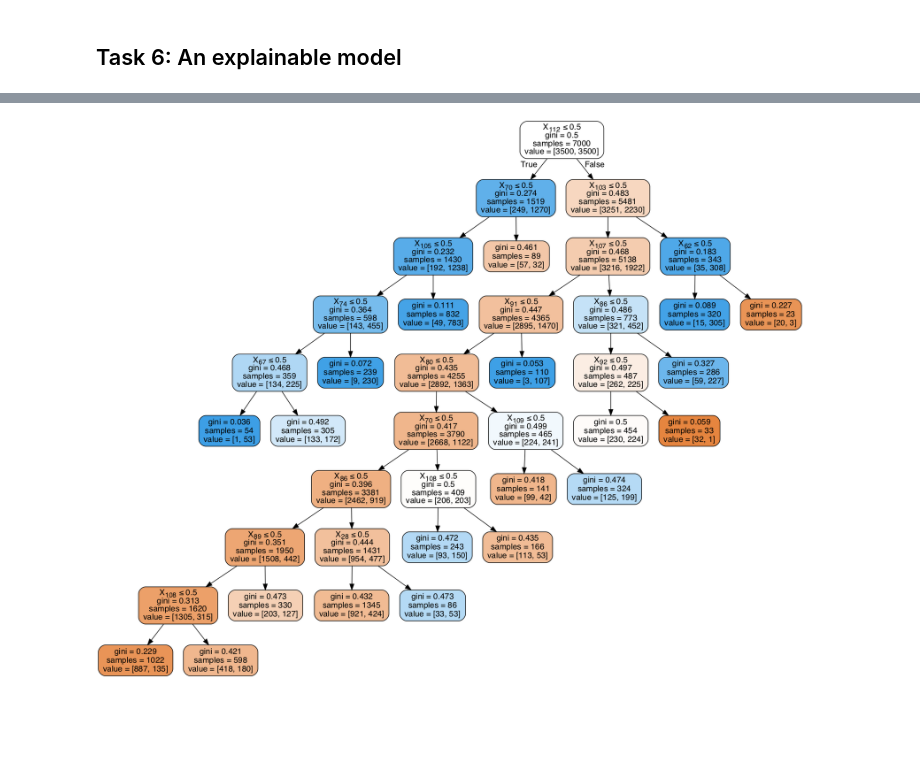
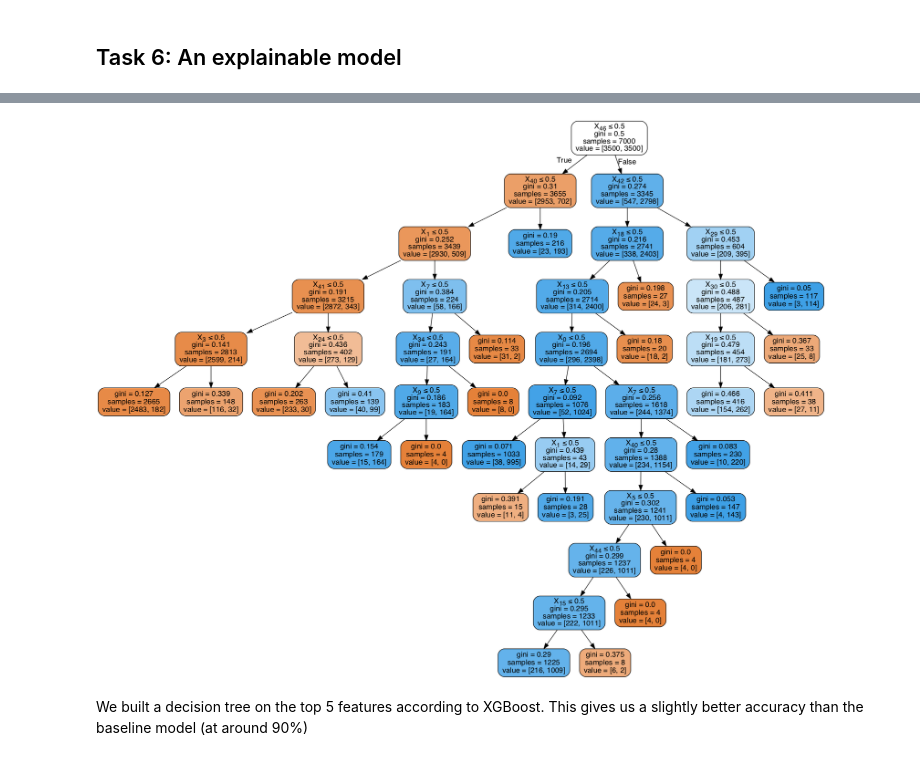
Before and after one commit to aml-spring-19/homework-3-rr3201_at3250, a Jupyter notebook: Homework3.ipynb, the cells around one changed output, grey strips where cells are left out. Cells and saved outputs as stored; diff of their text form; code cells hidden in the pictures; blank space fills up the shorter version.

```diff
--- a/Homework3.ipynb
+++ b/Homework3.ipynb
@@ -510,12 +732,11 @@ preprocessor = ColumnTransformer(
         ('num', numeric_transformer, num_name),
         ('cat', categorical_transformer, categ_name_copy)])
 
-param_grid = {'classifier__n_estimators': range(50, 300, 50),
-             'classifier__max_depth' : range(1,10)}
+param_grid = {'classifier__max_depth' : range(1,10)}
 
 #Create a pipeline which contains our model
 clf = Pipeline(steps=[('preprocessor', preprocessor),
-                      ('classifier', RandomForestClassifier(max_depth=9,n_estimators=200,random_state=0))])
+                      ('classifier', RandomForestClassifier(warm_start=True))])
 
 grid = GridSearchCV(clf, param_grid,cv=10, scoring='roc_auc')
 grid.fit(X_train, y_train)
@@ -524,7 +745,7 @@ print('Score', grid.best_score_)
 print('Best params',grid.best_params_)
 
 
-rfc = RandomForestClassifier(n_estimators=grid.best_params_['classifier__n_estimators'],
+rfc = RandomForestClassifier(n_estimators=200,
                                max_depth=grid.best_params_['classifier__max_depth'],random_state=0)
 final_pipe = Pipeline(steps=[('preprocessor', preprocessor),
                       ('classifier', rfc)])
@@ -705,4 +1049,24 @@ clf = Pipeline(steps=[('preprocessor', preprocessor),
 # %%
+#Build a pipeline to handle the numeric features
+numeric_transformer = Pipeline(steps=[('imputer', SimpleImputer(strategy='median')),
+                        ('scaler', StandardScaler())])
+
+#Build a pipeline to handle the categorical features
+categorical_transformer = Pipeline(steps=[('imputer', SimpleImputer(strategy='constant', fill_value='missing')),
+                                       ('onehot',OneHotEncoder(handle_unknown='ignore'))])
+
+#Build a column transformer to apply transformers above to the given dataset
+preprocessor = ColumnTransformer(
+    transformers=[
+        ('num', numeric_transformer, num_name),
+        ('cat', categorical_transformer, categ_name_copy_drop)])
+
+#Create a pipeline which contains our model
+clf = Pipeline(steps=[('preprocessor', preprocessor),
+                      ('classifier', XGBClassifier())])
+
+clf.fit(features,target)
+
 #Test the modeld with the imbalanced dataset to check its performance
 y_pred = clf.predict(new_new)
 cm = confusion_matrix(imb_target, y_pred)
@@ -747,10 +1136,12 @@ IndexError: index 128 is out of bounds for axis 0 with size 128
 X_train, X_test, y_train, y_test = train_test_split(features, target, stratify=target, test_size=0.3,shuffle=True)
 
 # TO be replaced by the best features of the xgboost model
-cat_names = ['Recipient_State','Applicable_Manufacturer_or_Applicable_GPO_Making_Payment_Country',
+cat_names = ['Covered_or_Noncovered_Indicator_1',
+            'Related_Product_Indicator',
             'Applicable_Manufacturer_or_Applicable_GPO_Making_Payment_State',
-            'Related_Product_Indicator','Delay_in_Publication_Indicator','Indicate_Drug_or_Biological_or_Device_or_Medical_Supply_1',
-            'Covered_or_Noncovered_Indicator_1']
+             'Indicate_Drug_or_Biological_or_Device_or_Medical_Supply_1',
+             'Form_of_Payment_or_Transfer_of_Value'
+            ]
 numeric_transformer = Pipeline(steps=[('imputer', SimpleImputer(strategy='mean')),
                     ('scaler', StandardScaler())])
 
@@ -763,11 +1154,11 @@ preprocessor = ColumnTransformer(
     transformers=[('cat', categorical_transformer, cat_names)])
 
 X_train_processed = preprocessor.fit_transform(X_train[cat_names])
-dtree=DecisionTreeClassifier(max_leaf_nodes=20)
+dtree=DecisionTreeClassifier(max_leaf_nodes=24)
 dtree.fit(X_train_processed,y_train)
 
 X_test_processed = preprocessor.transform(X_test[cat_names])
-print(dtree.score(X_test_processed,y_test))
+print('Decision Tree score',dtree.score(X_test_processed,y_test))
 
 # Plotting the decision tree
 from sklearn.externals.six import StringIO
@@ -787 +1178,3 @@ Requirement already satisfied: pyparsing>=2.0.1 in /anaconda3/lib/python3.7/site
-[figure, old version]
+[figure, new version]
+# %% [markdown]
+We built a decision tree on the top 5 features according to XGBoost. This gives us a slightly better accuracy than the baseline model (at around 90%)
```
Also changed, not shown: parts of 40 cells of this notebook.
